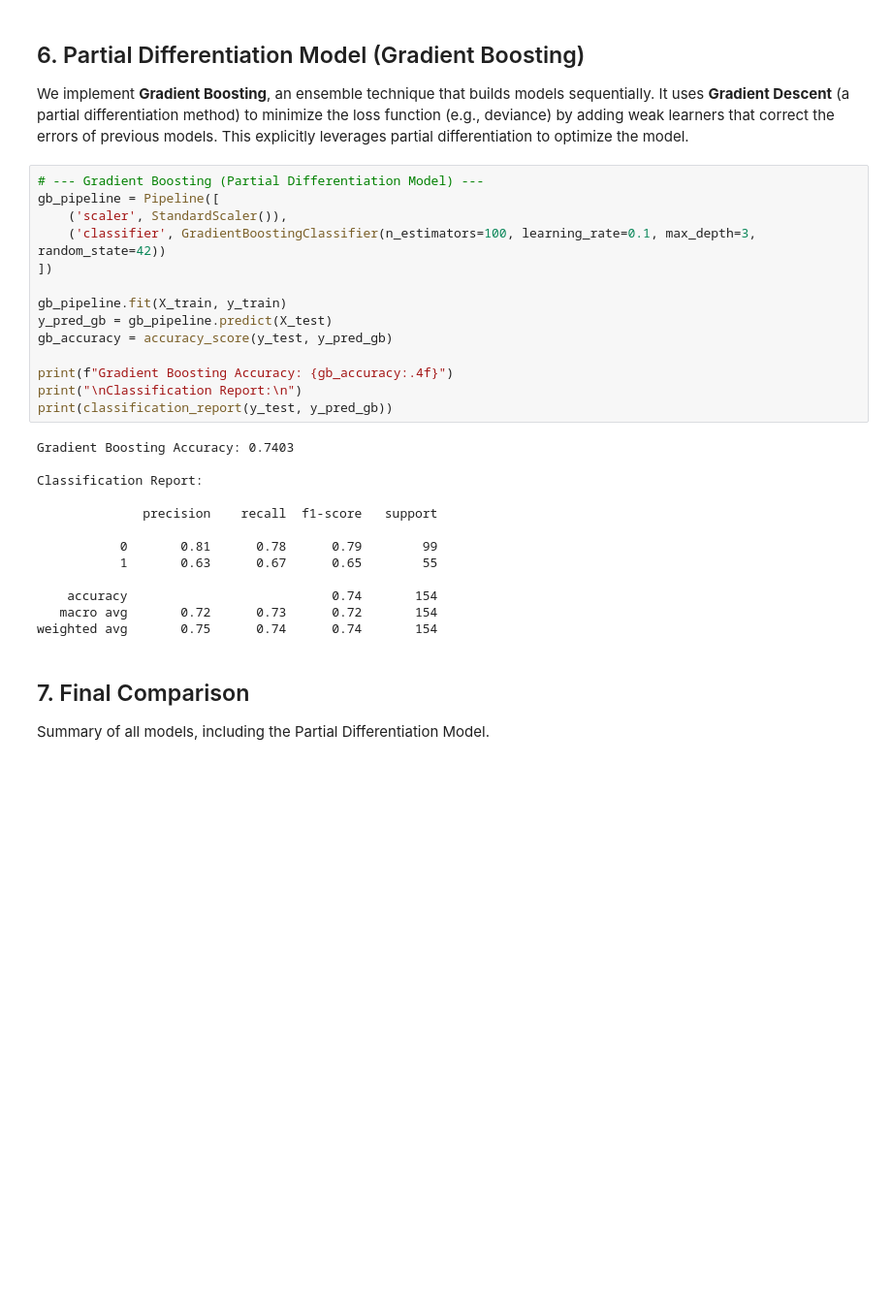
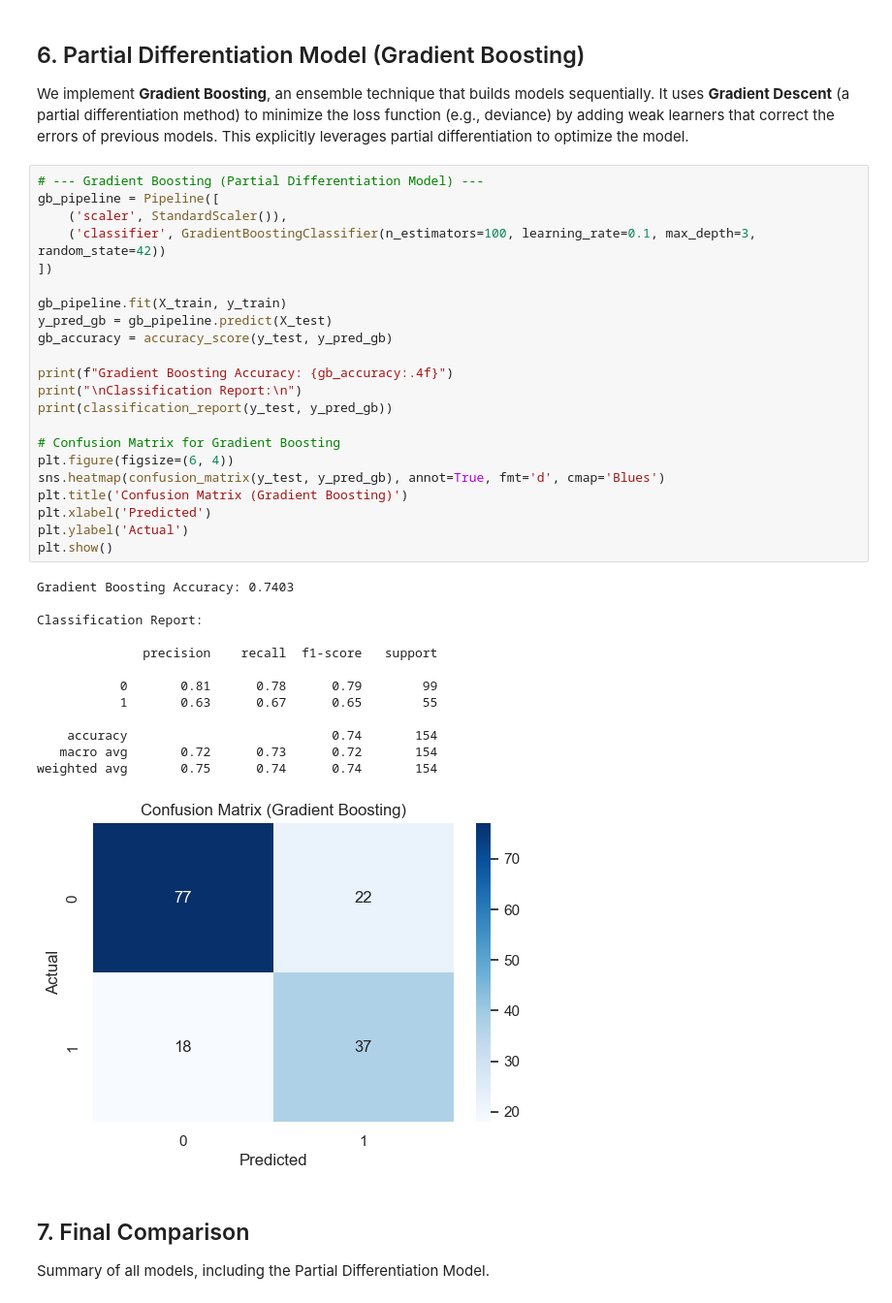
Before and after one commit to SriBalajiMachani/MIS-3_Assignment-2, a Jupyter notebook: diabetes_analysis.ipynb, the cells around one changed output. Shown: that part at 97% size. Saved outputs shown, nothing was run; the diff lists cells and outputs as text; blank space fills up the shorter version.

```diff
--- a/diabetes_analysis.ipynb
+++ b/diabetes_analysis.ipynb
@@ -228,30 +289,39 @@ We implement **Gradient Boosting**, an ensemble technique that builds models seq
 # %%
 # --- Gradient Boosting (Partial Differentiation Model) ---
 gb_pipeline = Pipeline([
     ('scaler', StandardScaler()),
     ('classifier', GradientBoostingClassifier(n_estimators=100, learning_rate=0.1, max_depth=3, random_state=42))
 ])
 
 gb_pipeline.fit(X_train, y_train)
 y_pred_gb = gb_pipeline.predict(X_test)
 gb_accuracy = accuracy_score(y_test, y_pred_gb)
 
 print(f"Gradient Boosting Accuracy: {gb_accuracy:.4f}")
 print("\nClassification Report:\n")
 print(classification_report(y_test, y_pred_gb))
+
+# Confusion Matrix for Gradient Boosting
+plt.figure(figsize=(6, 4))
+sns.heatmap(confusion_matrix(y_test, y_pred_gb), annot=True, fmt='d', cmap='Blues')
+plt.title('Confusion Matrix (Gradient Boosting)')
+plt.xlabel('Predicted')
+plt.ylabel('Actual')
+plt.show()
 # %% [output]
 Gradient Boosting Accuracy: 0.7403
 
 Classification Report:
 
               precision    recall  f1-score   support
 
            0       0.81      0.78      0.79        99
            1       0.63      0.67      0.65        55
 
     accuracy                           0.74       154
    macro avg       0.72      0.73      0.72       154
 weighted avg       0.75      0.74      0.74       154
+[figure, added]
 # %% [markdown]
 ## 7. Final Comparison
 Summary of all models, including the Partial Differentiation Model.
```
Also changed, not shown: parts of 2 cells of this notebook.
